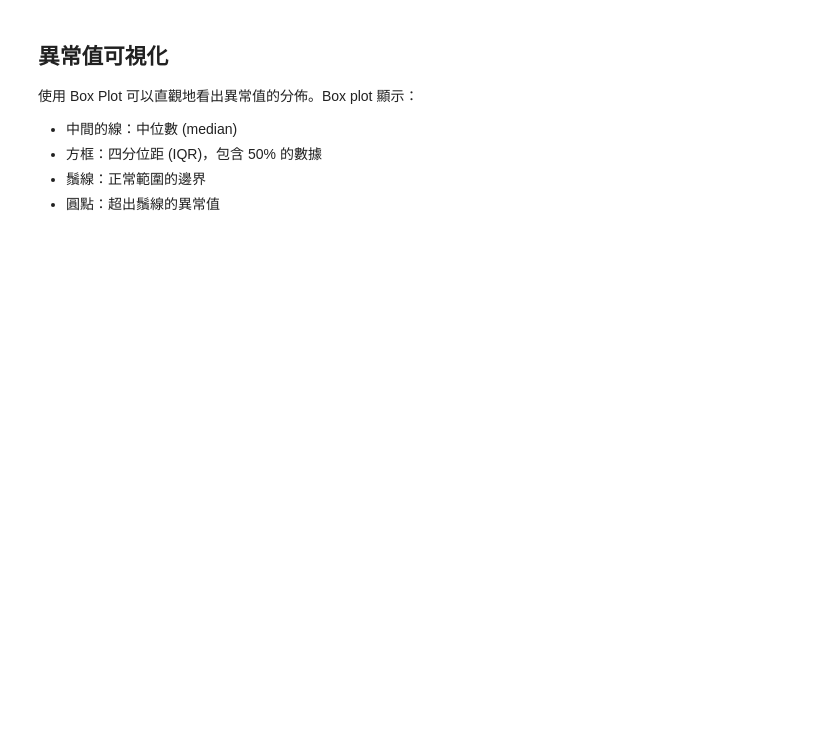
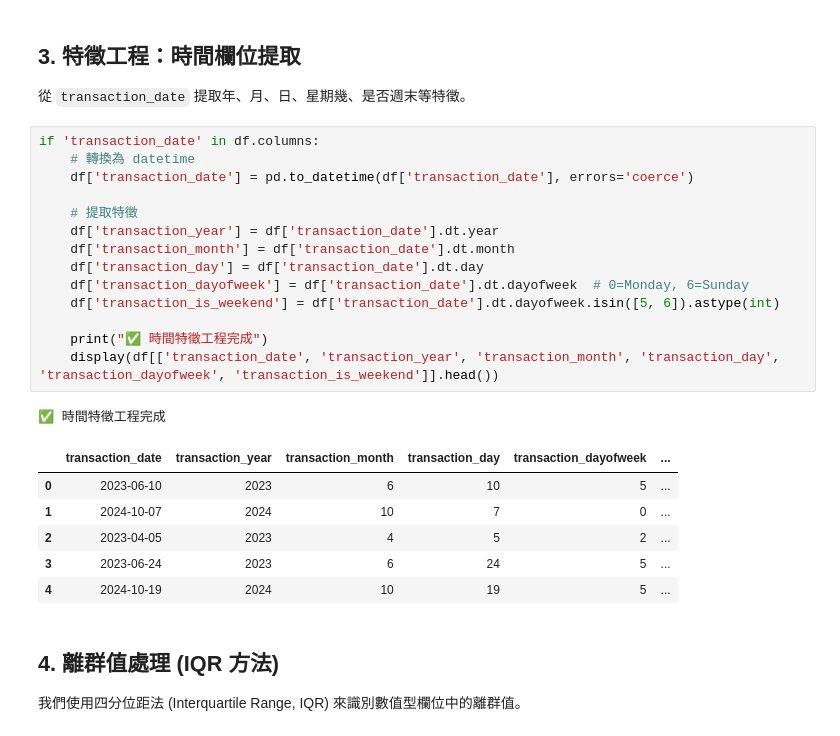
Before and after one commit to BobbleUnderBox/DataMiningG1FinalProject, a Jupyter notebook: notebooks/01_data_preprocessing.ipynb, the cells around one changed output. Saved outputs shown, nothing was run; the diff lists cells and outputs as text; blank space fills up the shorter version.

```diff
--- a/notebooks/01_data_preprocessing.ipynb
+++ b/notebooks/01_data_preprocessing.ipynb
@@ -869,8 +151,28 @@ print("\n✅ Box Plot 顯示了各欄位中的異常值")
-# %% [markdown]
-## 異常值可視化
-
-使用 Box Plot 可以直觀地看出異常值的分佈。Box plot 顯示：
-- 中間的線：中位數 (median)
-- 方框：四分位距 (IQR)，包含 50% 的數據
-- 鬚線：正常範圍的邊界
-- 圓點：超出鬚線的異常值
+# %% [markdown]
+## 3. 特徵工程：時間欄位提取
+從 `transaction_date` 提取年、月、日、星期幾、是否週末等特徵。
+# %%
+if 'transaction_date' in df.columns:
+    # 轉換為 datetime
+    df['transaction_date'] = pd.to_datetime(df['transaction_date'], errors='coerce')
+
+    # 提取特徵
+    df['transaction_year'] = df['transaction_date'].dt.year
+    df['transaction_month'] = df['transaction_date'].dt.month
+    df['transaction_day'] = df['transaction_date'].dt.day
+    df['transaction_dayofweek'] = df['transaction_date'].dt.dayofweek  # 0=Monday, 6=Sunday
+    df['transaction_is_weekend'] = df['transaction_date'].dt.dayofweek.isin([5, 6]).astype(int)
+
+    print("✅ 時間特徵工程完成")
+    display(df[['transaction_date', 'transaction_year', 'transaction_month', 'transaction_day', 'transaction_dayofweek', 'transaction_is_weekend']].head())
+# %% [output]
+✅ 時間特徵工程完成
+|  | transaction_date | transaction_year | transaction_month | transaction_day | transaction_dayofweek | ... |
+| 0 | 2023-06-10 | 2023 | 6 | 10 | 5 | ... |
+| 1 | 2024-10-07 | 2024 | 10 | 7 | 0 | ... |
+| 2 | 2023-04-05 | 2023 | 4 | 5 | 2 | ... |
+| 3 | 2023-06-24 | 2023 | 6 | 24 | 5 | ... |
+| 4 | 2024-10-19 | 2024 | 10 | 19 | 5 | ... |
+# %% [markdown]
+## 4. 離群值處理 (IQR 方法)
+我們使用四分位距法 (Interquartile Range, IQR) 來識別數值型欄位中的離群值。
```
Also changed, not shown: parts of 29 cells of this notebook, 19 other files.
